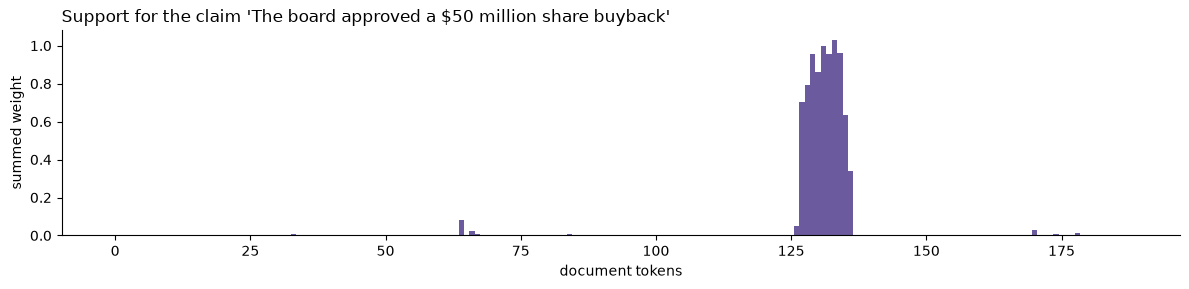
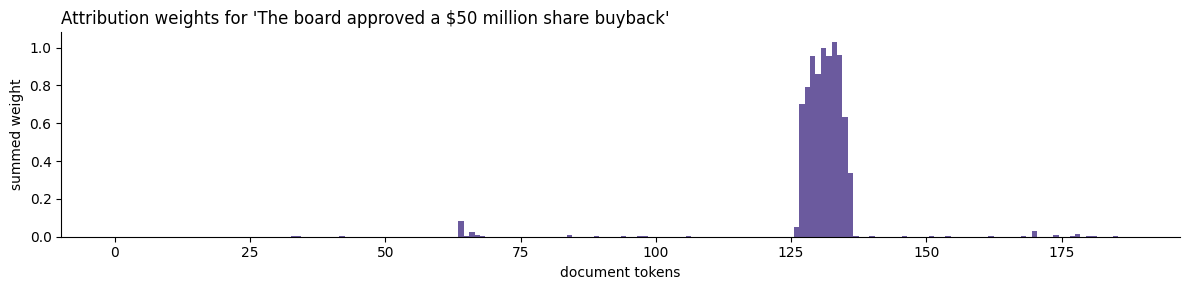
The notebook cell's code change between the first figure and the second:
--- before
+++ after
@@ -8,11 +8,11 @@
     if e > claim_start and s < claim_end
 ]
-support = matrix[claim_rows].sum(axis=0)
+claim_weights = matrix[claim_rows].sum(axis=0)
 
 fig, ax = plt.subplots(figsize=(12, 3))
-ax.bar(range(len(support)), support, width=1.0, color="#6b5a9e")
+ax.bar(range(len(claim_weights)), claim_weights, width=1.0, color="#6b5a9e")
 ax.set_xlabel("document tokens")
 ax.set_ylabel("summed weight")
-ax.set_title(f"Support for the claim {claim!r}", loc="left")
+ax.set_title(f"Attribution weights for {claim!r}", loc="left")
 for spine in ["top", "right"]:
     ax.spines[spine].set_visible(False)
@@ -20,6 +20,6 @@
 plt.show()
 
-best = support.argmax()
+best = claim_weights.argmax()
 start_char = sparse["document_offsets"][max(0, best - 6)][0]
-end_char = sparse["document_offsets"][min(len(support) - 1, best + 6)][1]
-print(f"strongest source region: {DOCUMENT[start_char:end_char].strip()!r}")
+end_char = sparse["document_offsets"][min(len(claim_weights) - 1, best + 6)][1]
+print(f"highest-weight source region: {DOCUMENT[start_char:end_char].strip()!r}")

Commit: Remove hallucination detection positioning